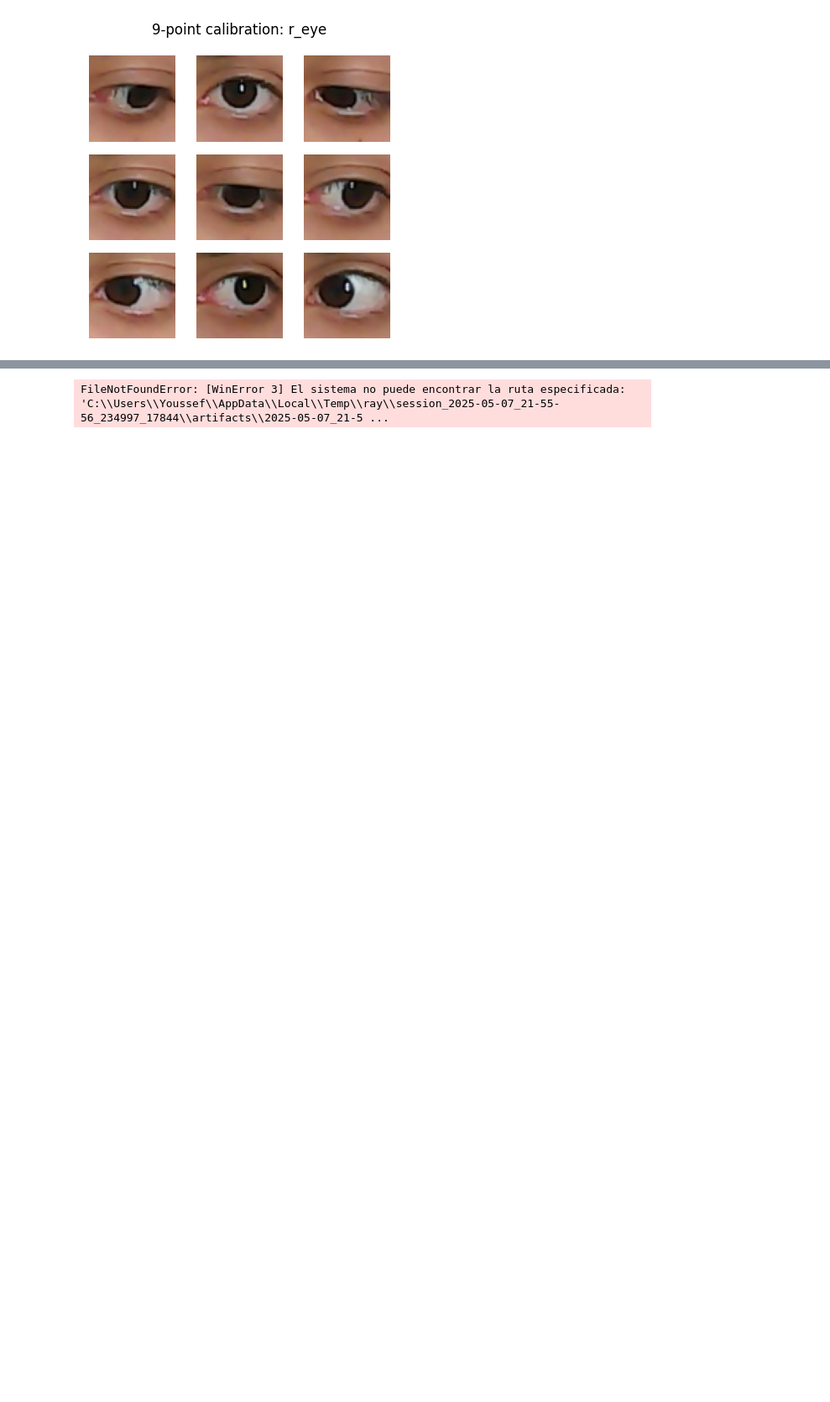
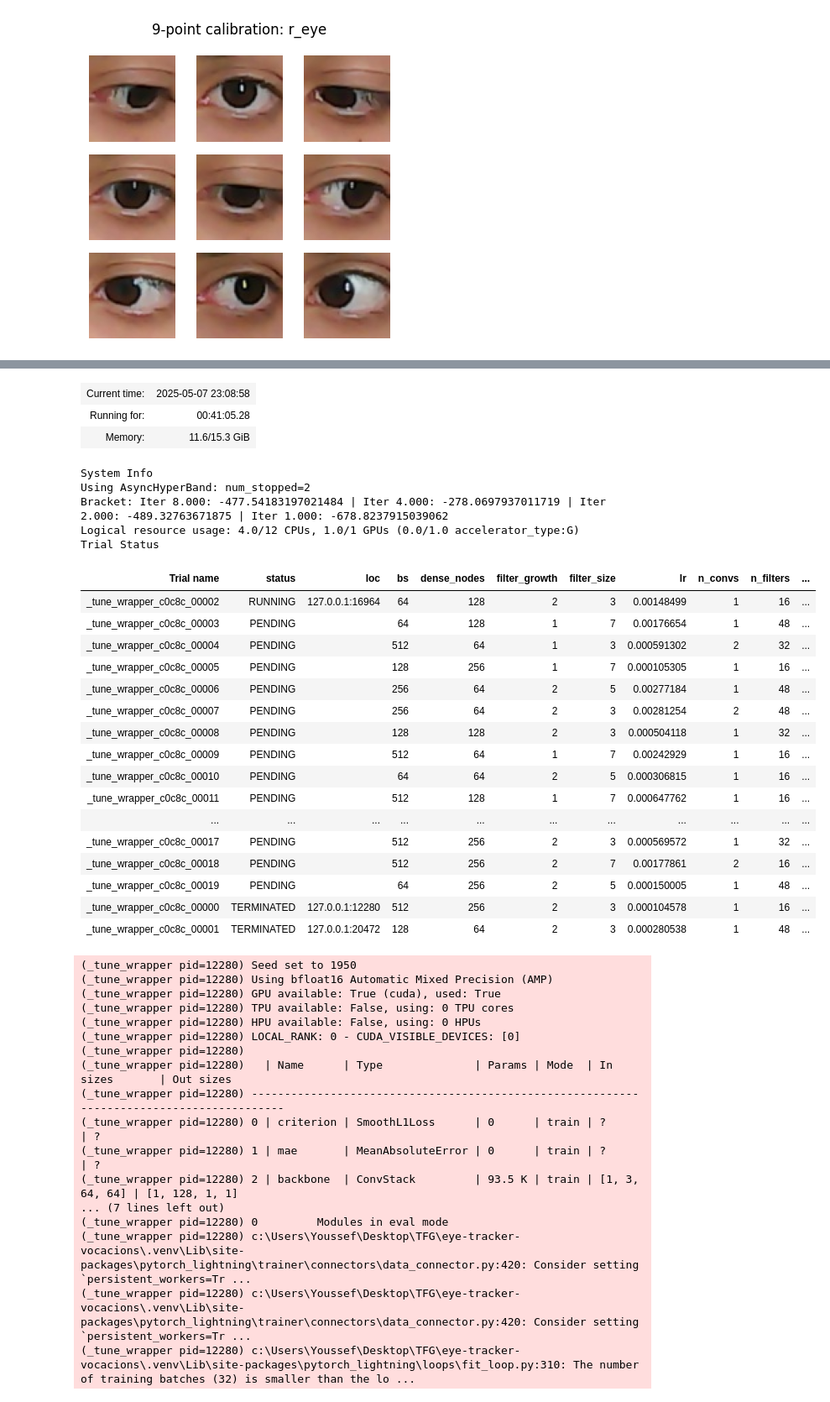
Before and after one commit to YssfDevOps/eye-tracker-vocacions, a Jupyter notebook: src/train_model.ipynb, the cells around one changed output, grey strips where cells are left out. Shown at 84% size. Drawn from its saved outputs; the diff is of its cells as text; code cells hidden in the pictures; blank space fills up the shorter version.

```diff
--- a/src/train_model.ipynb
+++ b/src/train_model.ipynb
@@ -135,6 +135,7 @@ analysis = tune_asha(
     img_types      = ["face"],
     num_samples    = 20,
     num_epochs     = 15,
+    data_dir     = Path.cwd() / "data",
     seed           = 87,
 )
 # %% [output]
@@ -146 +146,42 @@ analysis = tune_asha(
+| Current time: | 2025-05-07 23:08:58 |
+| Running for: | 00:41:05.28 |
+| Memory: | 11.6/15.3 GiB |
-FileNotFoundError: [WinError 3] El sistema no puede encontrar la ruta especificada: 'C:\\Users\\Youssef\\AppData\\Local\\Temp\\ray\\session_2025-05-07_21-55-56_234997_17844\\artifacts\\2025-05-07_21-5 ...
+System Info
+Using AsyncHyperBand: num_stopped=2
+Bracket: Iter 8.000: -477.54183197021484 | Iter 4.000: -278.0697937011719 | Iter 2.000: -489.32763671875 | Iter 1.000: -678.8237915039062
+Logical resource usage: 4.0/12 CPUs, 1.0/1 GPUs (0.0/1.0 accelerator_type:G)
+Trial Status
+| Trial name | status | loc | bs | dense_nodes | filter_growth | filter_size | lr | n_convs | n_filters | ... |
+| _tune_wrapper_c0c8c_00002 | RUNNING | 127.0.0.1:16964 | 64 | 128 | 2 | 3 | 0.00148499 | 1 | 16 | ... |
+| _tune_wrapper_c0c8c_00003 | PENDING |  | 64 | 128 | 1 | 7 | 0.00176654 | 1 | 48 | ... |
+| _tune_wrapper_c0c8c_00004 | PENDING |  | 512 | 64 | 1 | 3 | 0.000591302 | 2 | 32 | ... |
+| _tune_wrapper_c0c8c_00005 | PENDING |  | 128 | 256 | 1 | 7 | 0.000105305 | 1 | 16 | ... |
+| _tune_wrapper_c0c8c_00006 | PENDING |  | 256 | 64 | 2 | 5 | 0.00277184 | 1 | 48 | ... |
+| _tune_wrapper_c0c8c_00007 | PENDING |  | 256 | 64 | 2 | 3 | 0.00281254 | 2 | 48 | ... |
+| _tune_wrapper_c0c8c_00008 | PENDING |  | 128 | 128 | 2 | 3 | 0.000504118 | 1 | 32 | ... |
+| _tune_wrapper_c0c8c_00009 | PENDING |  | 512 | 64 | 1 | 7 | 0.00242929 | 1 | 16 | ... |
+| _tune_wrapper_c0c8c_00010 | PENDING |  | 64 | 64 | 2 | 5 | 0.000306815 | 1 | 16 | ... |
+| _tune_wrapper_c0c8c_00011 | PENDING |  | 512 | 128 | 1 | 7 | 0.000647762 | 1 | 16 | ... |
+| ... | ... | ... | ... | ... | ... | ... | ... | ... | ... | ... |
+| _tune_wrapper_c0c8c_00017 | PENDING |  | 512 | 256 | 2 | 3 | 0.000569572 | 1 | 32 | ... |
+| _tune_wrapper_c0c8c_00018 | PENDING |  | 512 | 256 | 2 | 7 | 0.00177861 | 2 | 16 | ... |
+| _tune_wrapper_c0c8c_00019 | PENDING |  | 64 | 256 | 2 | 5 | 0.000150005 | 1 | 48 | ... |
+| _tune_wrapper_c0c8c_00000 | TERMINATED | 127.0.0.1:12280 | 512 | 256 | 2 | 3 | 0.000104578 | 1 | 16 | ... |
+| _tune_wrapper_c0c8c_00001 | TERMINATED | 127.0.0.1:20472 | 128 | 64 | 2 | 3 | 0.000280538 | 1 | 48 | ... |
+(_tune_wrapper pid=12280) Seed set to 1950
+(_tune_wrapper pid=12280) Using bfloat16 Automatic Mixed Precision (AMP)
+(_tune_wrapper pid=12280) GPU available: True (cuda), used: True
+(_tune_wrapper pid=12280) TPU available: False, using: 0 TPU cores
+(_tune_wrapper pid=12280) HPU available: False, using: 0 HPUs
+(_tune_wrapper pid=12280) LOCAL_RANK: 0 - CUDA_VISIBLE_DEVICES: [0]
+(_tune_wrapper pid=12280)
+(_tune_wrapper pid=12280)   | Name      | Type              | Params | Mode  | In sizes       | Out sizes
+(_tune_wrapper pid=12280) ------------------------------------------------------------------------------------------
+(_tune_wrapper pid=12280) 0 | criterion | SmoothL1Loss      | 0      | train | ?              | ?
+(_tune_wrapper pid=12280) 1 | mae       | MeanAbsoluteError | 0      | train | ?              | ?
+(_tune_wrapper pid=12280) 2 | backbone  | ConvStack         | 93.5 K | train | [1, 3, 64, 64] | [1, 128, 1, 1]
+... (7 lines left out)
+(_tune_wrapper pid=12280) 0         Modules in eval mode
+(_tune_wrapper pid=12280) c:\Users\Youssef\Desktop\TFG\eye-tracker-vocacions\.venv\Lib\site-packages\pytorch_lightning\trainer\connectors\data_connector.py:420: Consider setting `persistent_workers=Tr ...
+(_tune_wrapper pid=12280) c:\Users\Youssef\Desktop\TFG\eye-tracker-vocacions\.venv\Lib\site-packages\pytorch_lightning\trainer\connectors\data_connector.py:420: Consider setting `persistent_workers=Tr ...
+(_tune_wrapper pid=12280) c:\Users\Youssef\Desktop\TFG\eye-tracker-vocacions\.venv\Lib\site-packages\pytorch_lightning\loops\fit_loop.py:310: The number of training batches (32) is smaller than the lo ...
```
Also changed, not shown: parts of 1 cell of this notebook, 2 other files.
